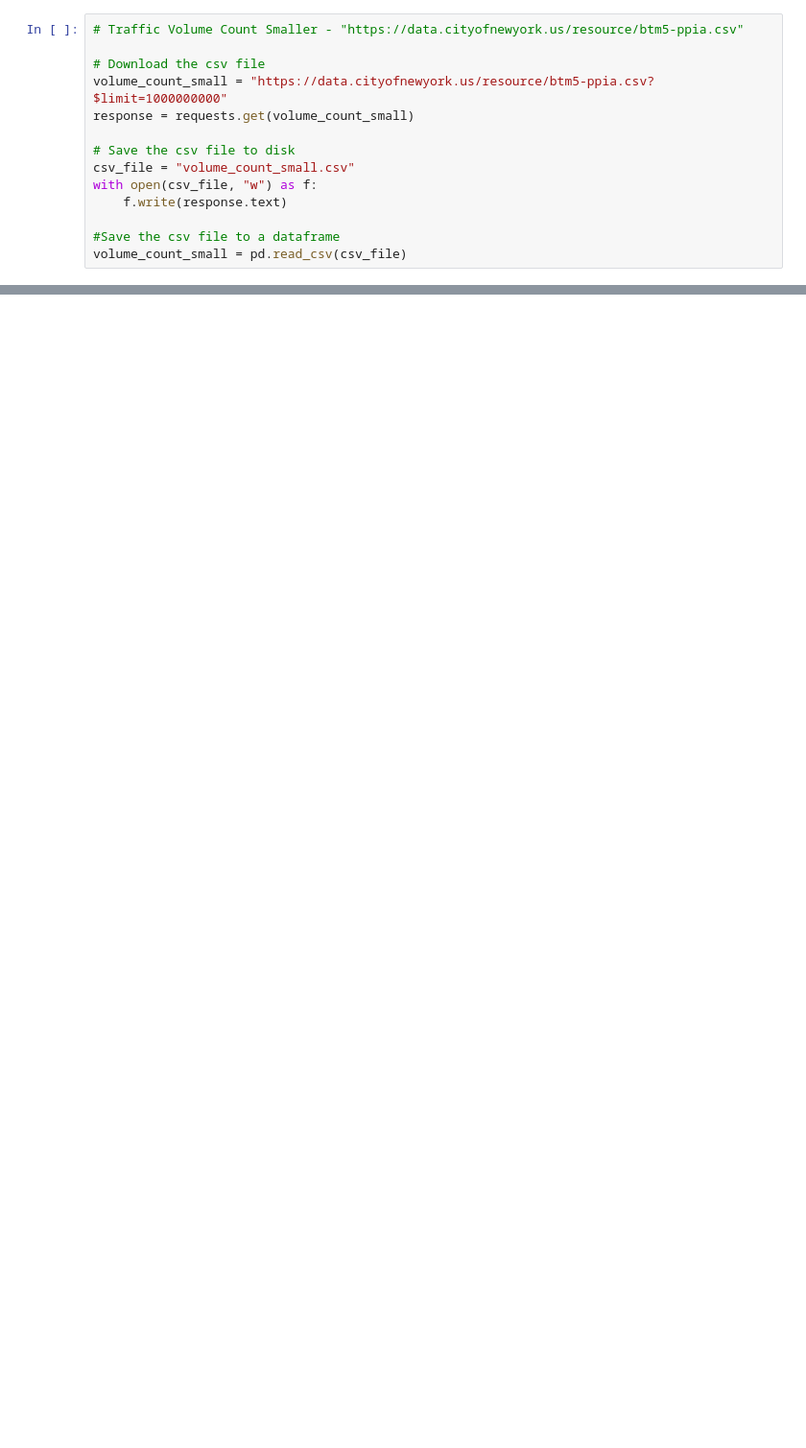
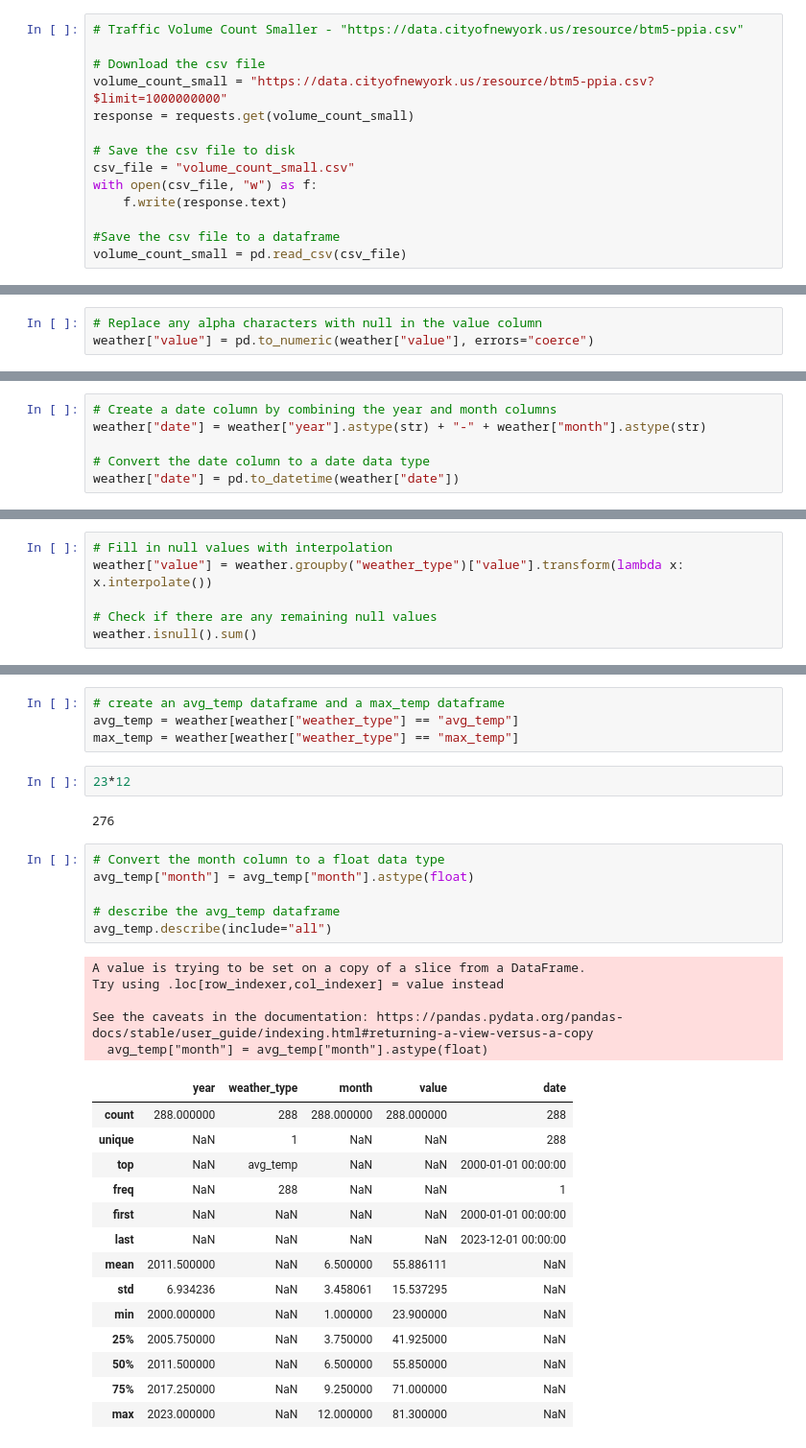
Before and after one commit to paulr28/Msc_Capstone, a Jupyter notebook: Data_Collection.ipynb, the cells around one changed output, grey strips where cells are left out. Shown at 96% size. Drawn from its saved outputs; the diff is of its cells as text; blank space fills up the shorter version.

Commit message:
Brought in necessary data and performed intial cleaning and EDA

```diff
--- a/Data_Collection.ipynb
+++ b/Data_Collection.ipynb
@@ -322,0 +642,3 @@ volume_count_small.describe(include="all")
+# %%
+# Replace any alpha characters with null in the value column
+weather["value"] = pd.to_numeric(weather["value"], errors="coerce")
@@ -322,0 +661,6 @@ volume_count_small.describe(include="all")
+# %%
+# Create a date column by combining the year and month columns
+weather["date"] = weather["year"].astype(str) + "-" + weather["month"].astype(str)
+
+# Convert the date column to a date data type
+weather["date"] = pd.to_datetime(weather["date"])
@@ -322,0 +679,6 @@ volume_count_small.describe(include="all")
+# %%
+# Fill in null values with interpolation
+weather["value"] = weather.groupby("weather_type")["value"].transform(lambda x: x.interpolate())
+
+# Check if there are any remaining null values
+weather.isnull().sum()
@@ -322,0 +719,34 @@ volume_count_small.describe(include="all")
+# %%
+# create an avg_temp dataframe and a max_temp dataframe
+avg_temp = weather[weather["weather_type"] == "avg_temp"]
+max_temp = weather[weather["weather_type"] == "max_temp"]
+# %%
+23*12
+# %% [output]
+276
+# %%
+# Convert the month column to a float data type
+avg_temp["month"] = avg_temp["month"].astype(float)
+
+# describe the avg_temp dataframe
+avg_temp.describe(include="all")
+# %% [output]
+A value is trying to be set on a copy of a slice from a DataFrame.
+Try using .loc[row_indexer,col_indexer] = value instead
+
+See the caveats in the documentation: https://pandas.pydata.org/pandas-docs/stable/user_guide/indexing.html#returning-a-view-versus-a-copy
+  avg_temp["month"] = avg_temp["month"].astype(float)
+|  | year | weather_type | month | value | date |
+| count | 288.000000 | 288 | 288.000000 | 288.000000 | 288 |
+| unique | NaN | 1 | NaN | NaN | 288 |
+| top | NaN | avg_temp | NaN | NaN | 2000-01-01 00:00:00 |
+| freq | NaN | 288 | NaN | NaN | 1 |
+| first | NaN | NaN | NaN | NaN | 2000-01-01 00:00:00 |
+| last | NaN | NaN | NaN | NaN | 2023-12-01 00:00:00 |
+| mean | 2011.500000 | NaN | 6.500000 | 55.886111 | NaN |
+| std | 6.934236 | NaN | 3.458061 | 15.537295 | NaN |
+| min | 2000.000000 | NaN | 1.000000 | 23.900000 | NaN |
+| 25% | 2005.750000 | NaN | 3.750000 | 41.925000 | NaN |
+| 50% | 2011.500000 | NaN | 6.500000 | 55.850000 | NaN |
+| 75% | 2017.250000 | NaN | 9.250000 | 71.000000 | NaN |
+| max | 2023.000000 | NaN | 12.000000 | 81.300000 | NaN |
```
Also changed, not shown: parts of 113 cells of this notebook, 1 other file.
